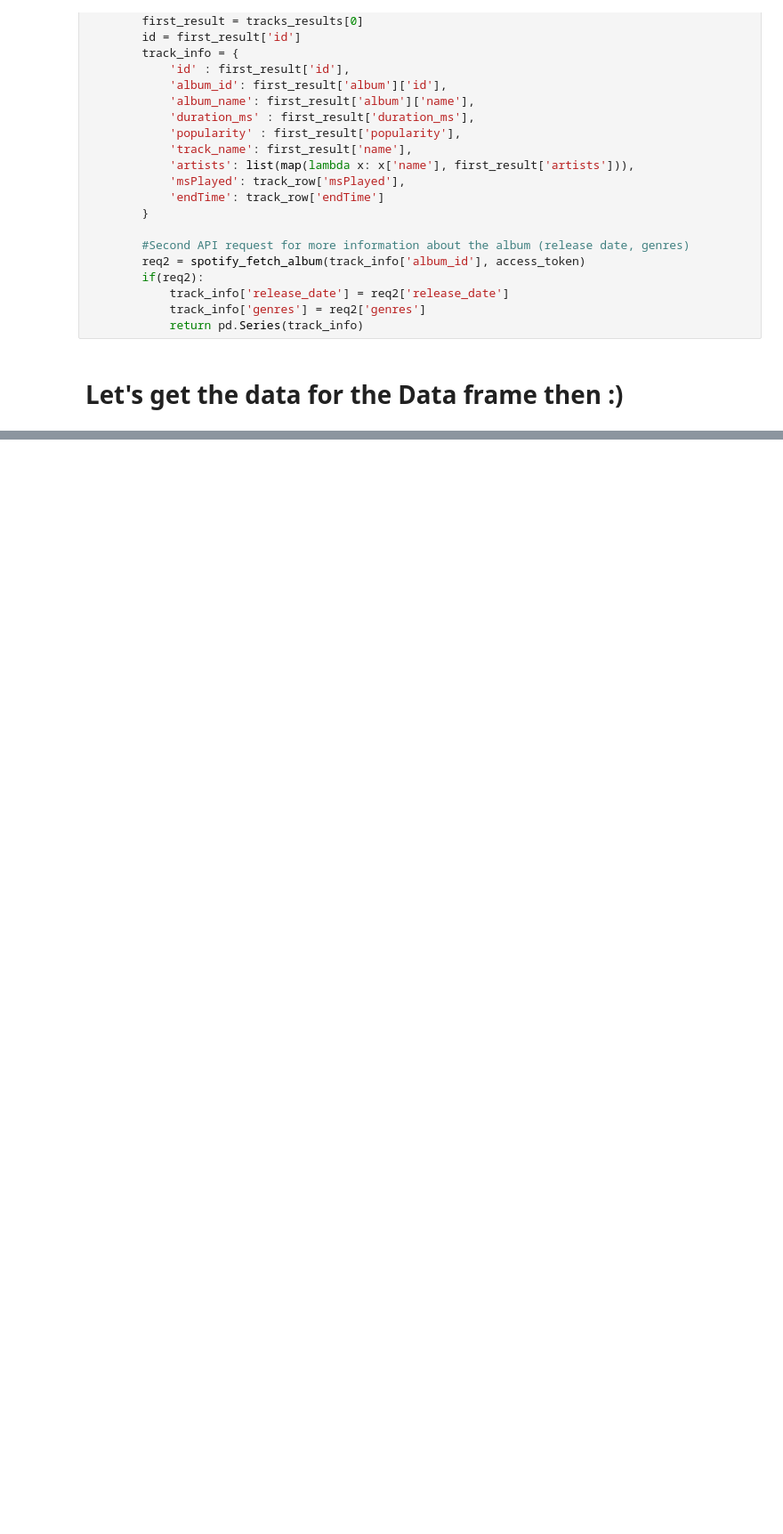
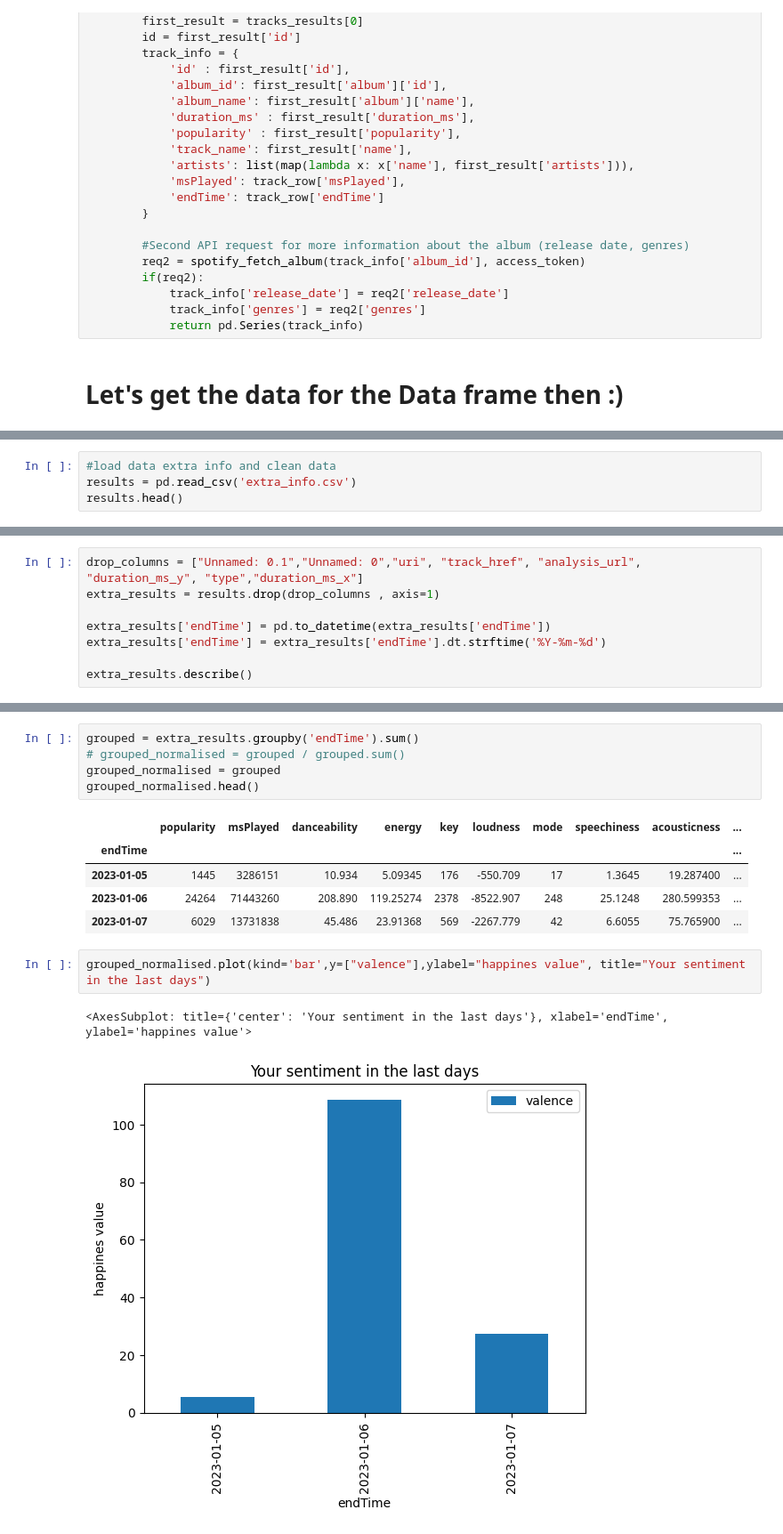
Before and after one commit to marcel41/project-2023-plottwisters, a Jupyter notebook: notebooks/Analysis.ipynb, the cells around one changed output, grey strips where cells are left out. Shown at 89% size. Saved outputs shown, nothing was run; the diff lists cells and outputs as text; blank space fills up the shorter version.

```diff
--- a/notebooks/Analysis.ipynb
+++ b/notebooks/Analysis.ipynb
@@ -257,0 +276,4 @@ merged_extra_info.to_csv("extra_info.csv")
+# %%
+#load data extra info and clean data
+results = pd.read_csv('extra_info.csv')
+results.head()
@@ -257,0 +288,8 @@ merged_extra_info.to_csv("extra_info.csv")
+# %%
+drop_columns = ["Unnamed: 0.1","Unnamed: 0","uri", "track_href", "analysis_url", "duration_ms_y", "type","duration_ms_x"]
+extra_results = results.drop(drop_columns , axis=1)
+
+extra_results['endTime'] = pd.to_datetime(extra_results['endTime'])
+extra_results['endTime'] = extra_results['endTime'].dt.strftime('%Y-%m-%d')
+
+extra_results.describe()
@@ -257,0 +306,16 @@ merged_extra_info.to_csv("extra_info.csv")
+# %%
+grouped = extra_results.groupby('endTime').sum()
+# grouped_normalised = grouped / grouped.sum()
+grouped_normalised = grouped
+grouped_normalised.head()
+# %% [output]
+|  | popularity | msPlayed | danceability | energy | key | loudness | mode | speechiness | acousticness | ... |
+| endTime |  |  |  |  |  |  |  |  |  | ... |
+| 2023-01-05 | 1445 | 3286151 | 10.934 | 5.09345 | 176 | -550.709 | 17 | 1.3645 | 19.287400 | ... |
+| 2023-01-06 | 24264 | 71443260 | 208.890 | 119.25274 | 2378 | -8522.907 | 248 | 25.1248 | 280.599353 | ... |
+| 2023-01-07 | 6029 | 13731838 | 45.486 | 23.91368 | 569 | -2267.779 | 42 | 6.6055 | 75.765900 | ... |
+# %%
+grouped_normalised.plot(kind='bar',y=["valence"],ylabel="happines value", title="Your sentiment in the last days")
+# %% [output]
+<AxesSubplot: title={'center': 'Your sentiment in the last days'}, xlabel='endTime', ylabel='happines value'>
+[figure, added]
```
Also changed, not shown: parts of 19 cells of this notebook.
